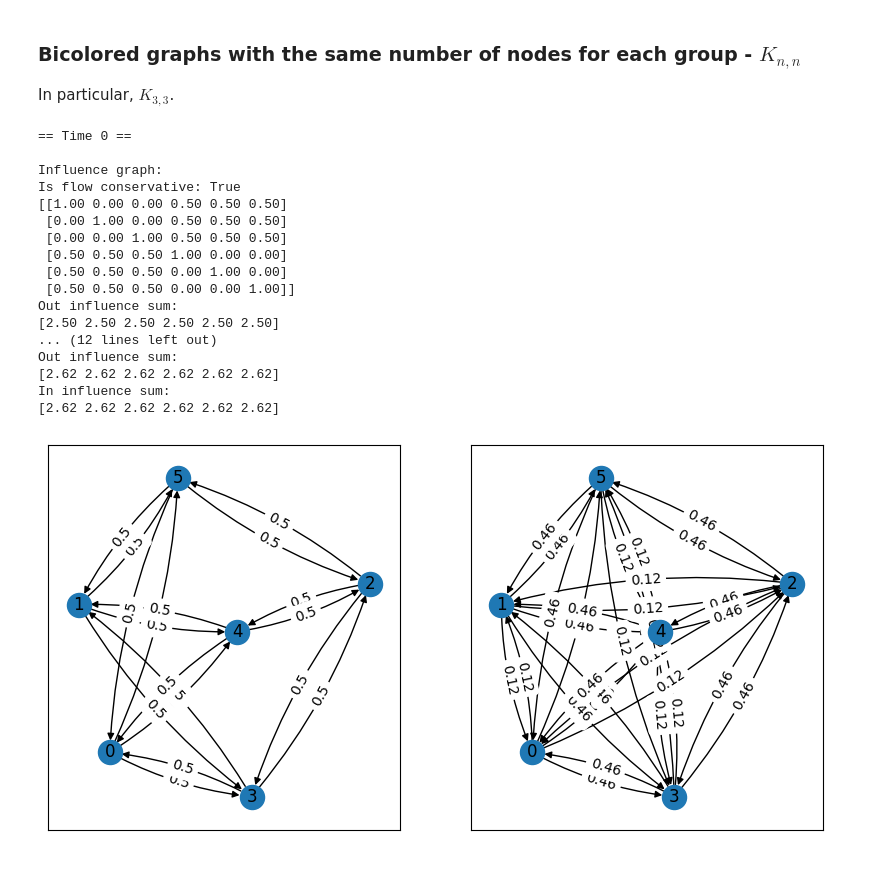
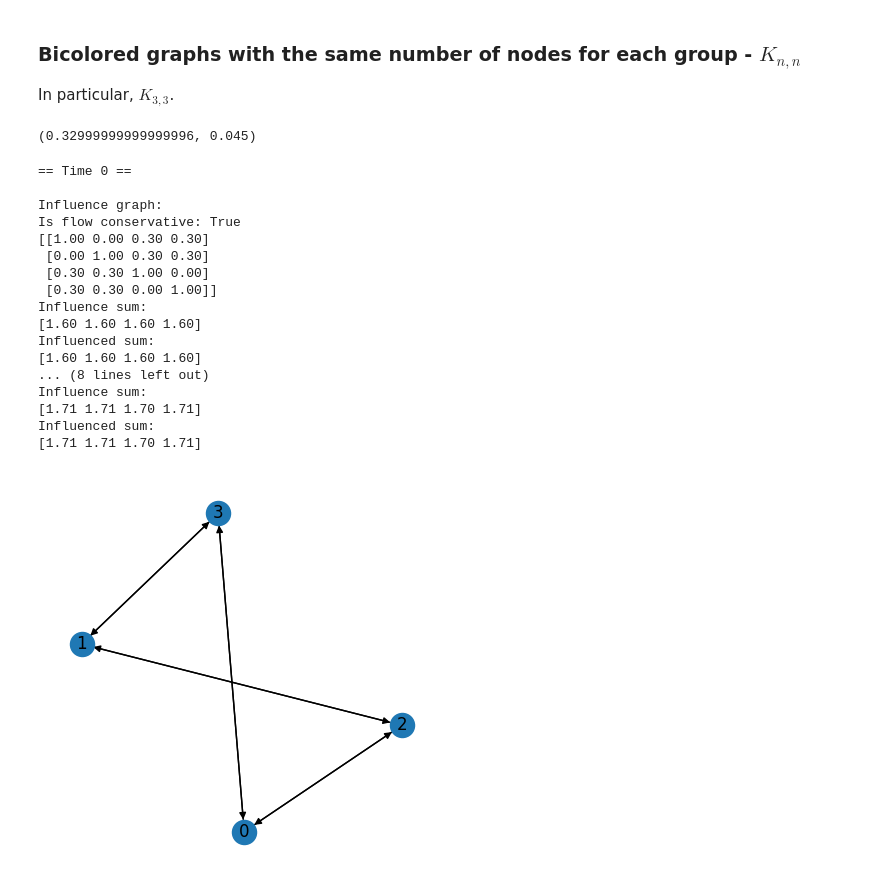
Before and after one commit to josecoliveira/akvmodel-dynamicinfluence, a Jupyter notebook: balanced-to-unbalanced.ipynb, the cells around one changed output. Drawn from its saved outputs; the diff is of its cells as text; code cells hidden in the pictures.

```diff
--- a/balanced-to-unbalanced.ipynb
+++ b/balanced-to-unbalanced.ipynb
@@ -29,9 +26,9 @@ def generate_report(influence_graph: list[list[float]], steps=1) -> None:
             f"Is flow conservative: {is_flow_conservative(model.influence_graph_history[i], num_agents)}"
         )
         print(model.influence_graph_history[i])
-        print(f"Out influence sum:\n{model.influence_graph_history[i].sum(axis=0)}")
-        print(f"In influence sum:\n{model.influence_graph_history[i].sum(axis=1)}")
-    draw_graph(model)
+        print(f"Influence sum:\n{model.influence_graph_history[i].sum(axis=1)}")
+        print(f"Influenced sum:\n{model.influence_graph_history[i].sum(axis=0)}")
+    draw_graph_2(model)
 # %% [markdown]
 ## Examples of graphs that becomes unbalanced
 # %% [markdown]
@@ -250,35 +247,40 @@ In influence sum:
 ### Bicolored graphs with the same number of nodes for each group - $K_{n, n}$
 
 In particular, $K_{3, 3}$.
+# %%
+C = 0.3
+C_ = 0
+A = 4
+C + (1 / A) * (C * (1 - C) + (A / 2 - 1) * (C * (C_ - C))), C_ + (1 / A) * (A / 2) * C * (C - C_)
+# %% [output]
+(0.32999999999999996, 0.045)
 # %%
 generate_report(
     np.array(
         [
-            [1.0, 0.0, 0.0, 0.5, 0.5, 0.5],
-            [0.0, 1.0, 0.0, 0.5, 0.5, 0.5],
-            [0.0, 0.0, 1.0, 0.5, 0.5, 0.5],
-            [0.5, 0.5, 0.5, 1.0, 0.0, 0.0],
-            [0.5, 0.5, 0.5, 0.0, 1.0, 0.0],
-            [0.5, 0.5, 0.5, 0.0, 0.0, 1.0],
+            [1.0, 0.0, 0.3, 0.3],
+            [0.0, 1.0, 0.3, 0.3],
+            [0.3, 0.3, 1.0, 0.0],
+            [0.3, 0.3, 0.0, 1.0],
         ]
     )
 )
 # %% [output]
 == Time 0 ==
 
 Influence graph:
 Is flow conservative: True
-[[1.00 0.00 0.00 0.50 0.50 0.50]
- [0.00 1.00 0.00 0.50 0.50 0.50]
- [0.00 0.00 1.00 0.50 0.50 0.50]
- [0.50 0.50 0.50 1.00 0.00 0.00]
- [0.50 0.50 0.50 0.00 1.00 0.00]
- [0.50 0.50 0.50 0.00 0.00 1.00]]
-Out influence sum:
-[2.50 2.50 2.50 2.50 2.50 2.50]
-... (12 lines left out)
-Out influence sum:
-[2.62 2.62 2.62 2.62 2.62 2.62]
-In influence sum:
-[2.62 2.62 2.62 2.62 2.62 2.62]
+[[1.00 0.00 0.30 0.30]
+ [0.00 1.00 0.30 0.30]
+ [0.30 0.30 1.00 0.00]
+ [0.30 0.30 0.00 1.00]]
+Influence sum:
+[1.60 1.60 1.60 1.60]
+Influenced sum:
+[1.60 1.60 1.60 1.60]
+... (8 lines left out)
+Influence sum:
+[1.71 1.71 1.70 1.71]
+Influenced sum:
+[1.71 1.71 1.70 1.71]
-[figure, old version]
+[figure, new version]
```
Also changed, not shown: parts of 7 cells of this notebook, 2 other files.
